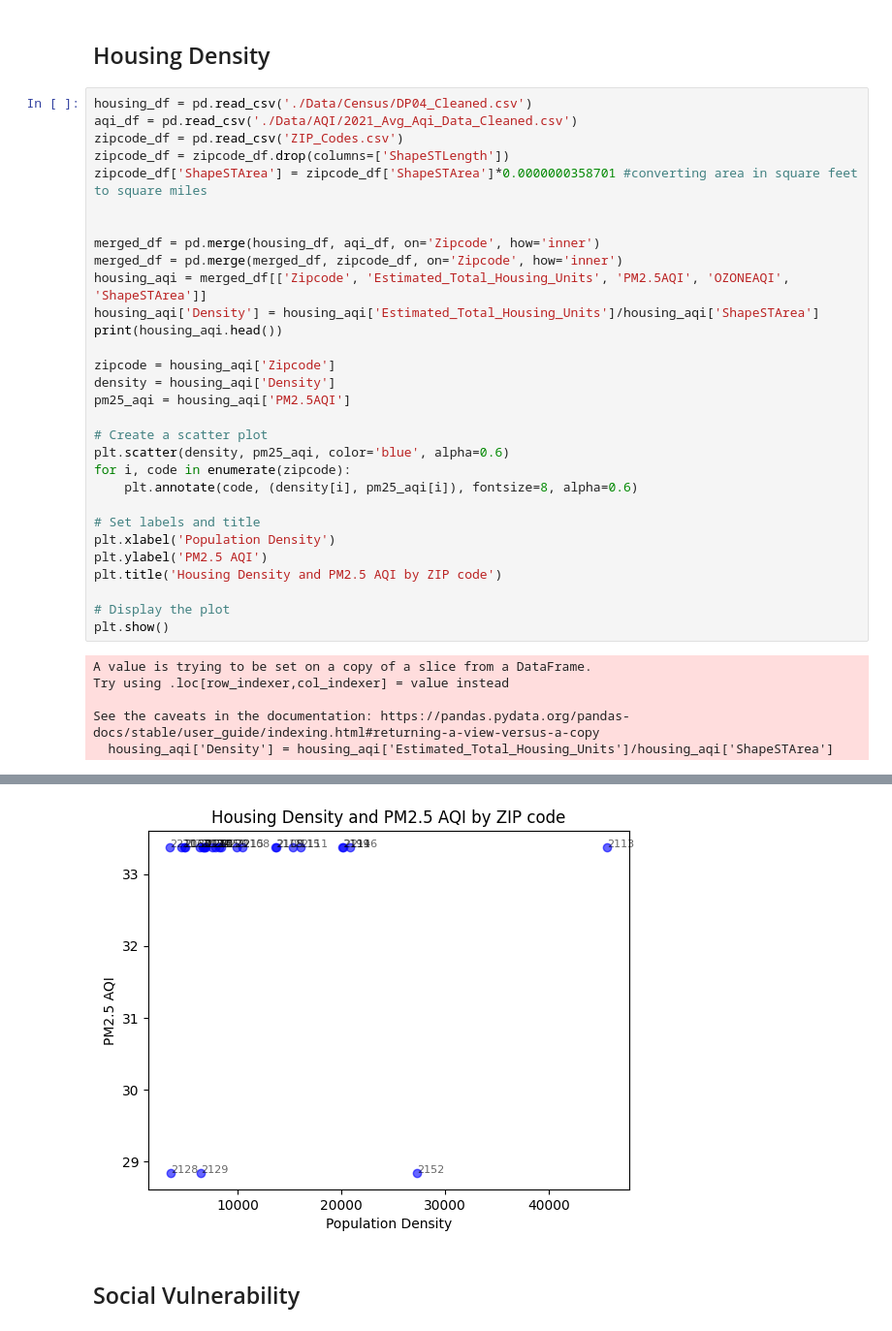
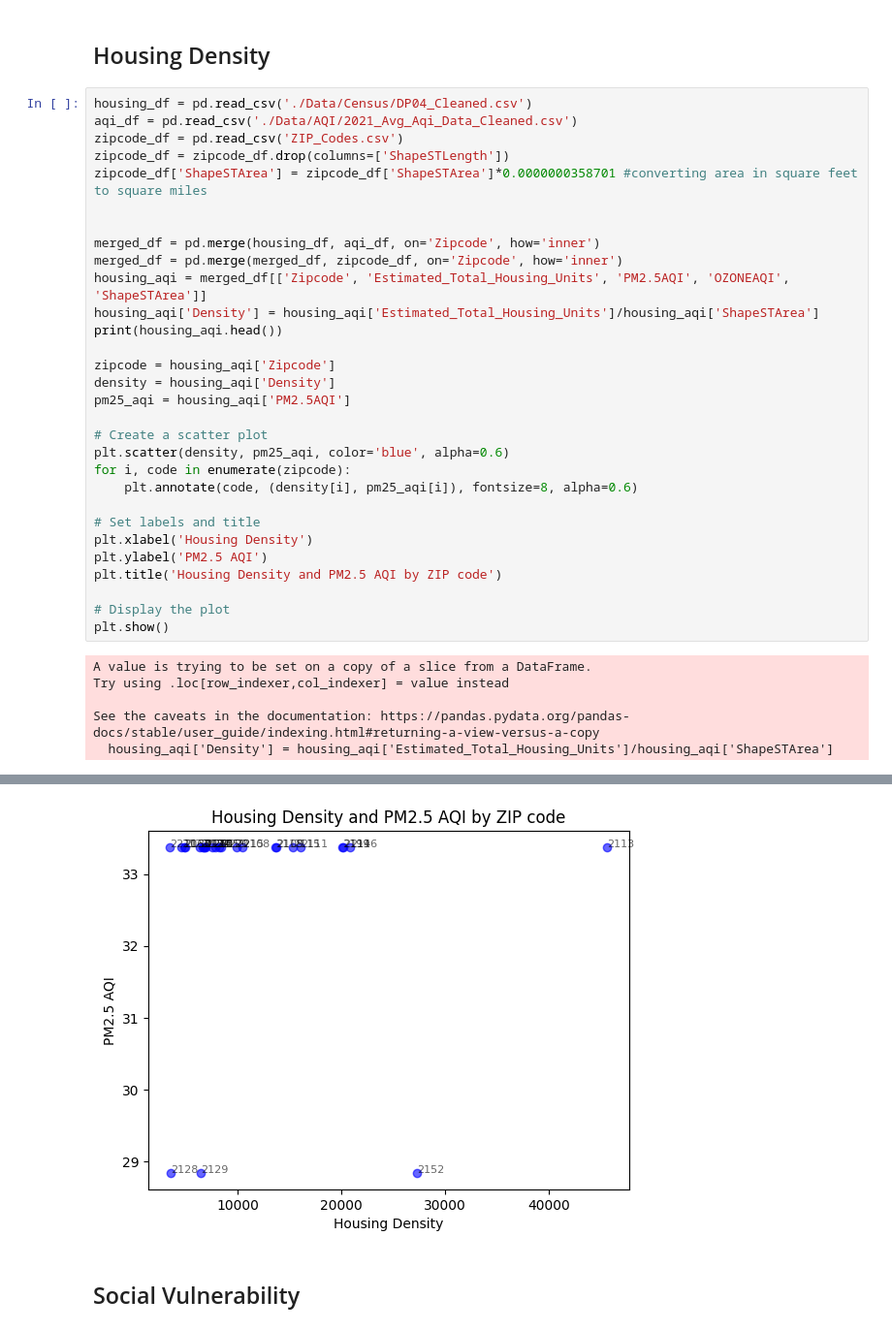
Before and after one commit to DKsavasan/Boston_Air_Quality_Project, a Jupyter notebook: Analysis.ipynb, the cells around one changed output, grey strips where cells are left out. Shown at 97% size. Cells and saved outputs as stored; diff of their text form.

```diff
--- a/Analysis.ipynb
+++ b/Analysis.ipynb
@@ -849,34 +849,34 @@ pm25_aqi = housing_aqi['PM2.5AQI']
 # Create a scatter plot
 plt.scatter(density, pm25_aqi, color='blue', alpha=0.6)
 for i, code in enumerate(zipcode):
     plt.annotate(code, (density[i], pm25_aqi[i]), fontsize=8, alpha=0.6)
 
 # Set labels and title
-plt.xlabel('Population Density')
+plt.xlabel('Housing Density')
 plt.ylabel('PM2.5 AQI')
 plt.title('Housing Density and PM2.5 AQI by ZIP code')
 
 # Display the plot
 plt.show()
 # %% [output]
 A value is trying to be set on a copy of a slice from a DataFrame.
 Try using .loc[row_indexer,col_indexer] = value instead
 
 See the caveats in the documentation: https://pandas.pydata.org/pandas-docs/stable/user_guide/indexing.html#returning-a-view-versus-a-copy
   housing_aqi['Density'] = housing_aqi['Estimated_Total_Housing_Units']/housing_aqi['ShapeSTArea']
    Zipcode  Estimated_Total_Housing_Units   PM2.5AQI   OZONEAQI  ShapeSTArea  \
 0     2108                           2311  33.369863  31.083799     0.221037
 1     2109                           2727  33.373626  31.075630     0.198603
 2     2110                           1641  33.369863  31.083799     0.238080
 3     2111                           4515  33.369863  31.083799     0.280640
 4     2113                           4600  33.369863  31.083799     0.100699
 
         Density
 0  10455.260924
 1  13730.902775
 2   6892.640202
 3  16088.200257
 4  45680.632620
-[figure, old version]
+[figure, new version]
 # %% [markdown]
 ## Social Vulnerability
```
Also changed, not shown: parts of 1 cell of this notebook.
